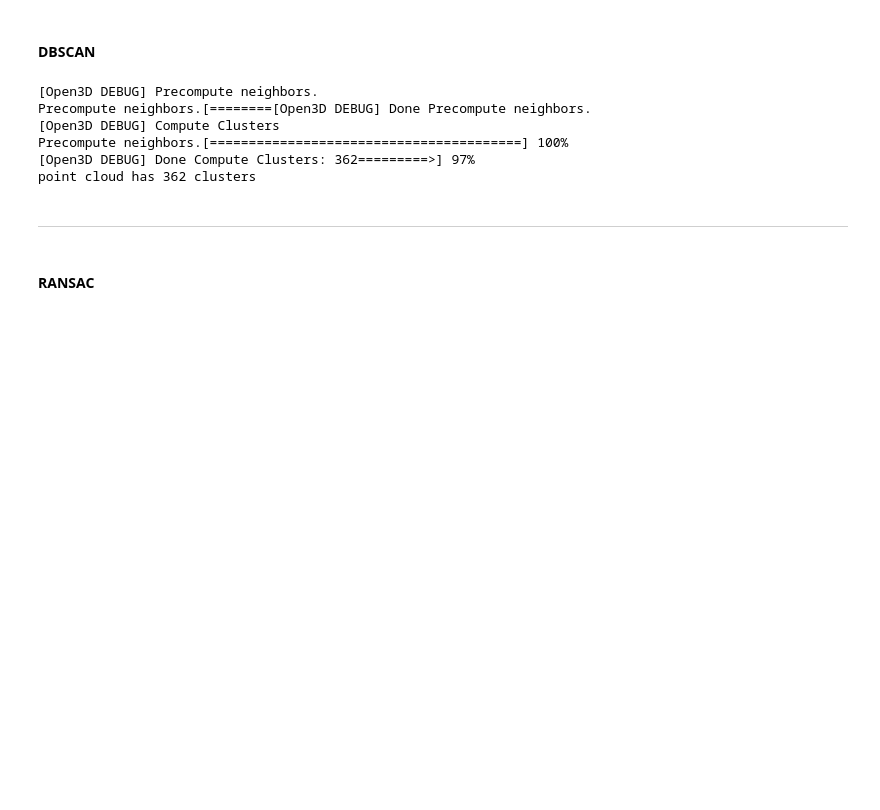
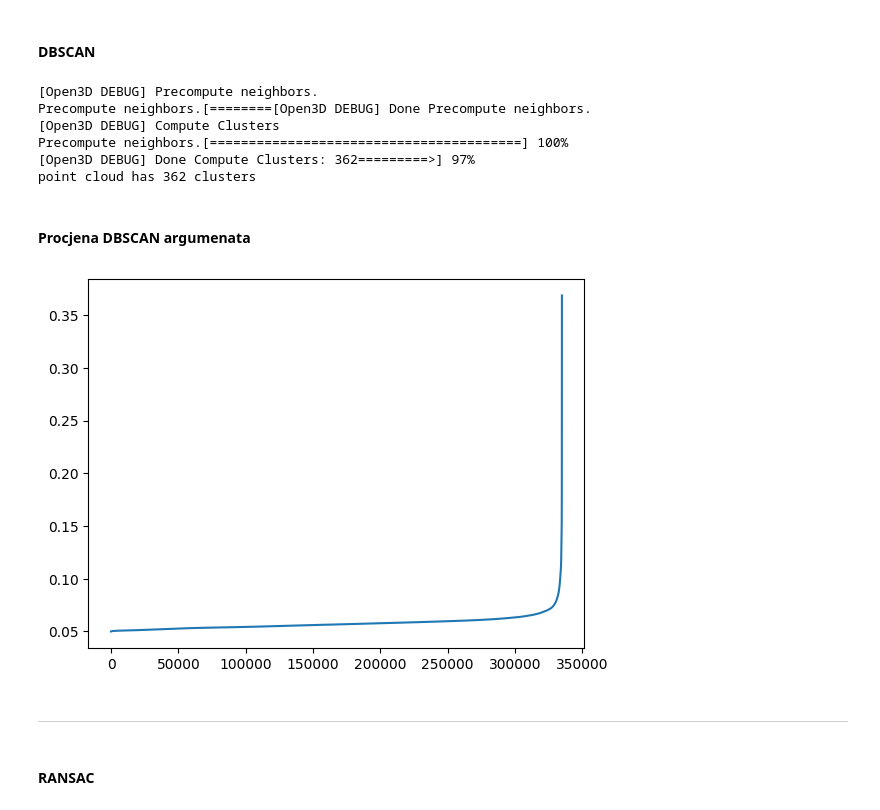
Before and after one commit to lborovina1/Point-Cloud-Data-Processing, a Jupyter notebook: Kodovi - Obrada point cloud podataka.ipynb, the cells around one changed output. Drawn from its saved outputs; the diff is of its cells as text; code cells hidden in the pictures; blank space fills up the shorter version.

```diff
--- a/Kodovi - Obrada point cloud podataka.ipynb
+++ b/Kodovi - Obrada point cloud podataka.ipynb
@@ -505,3 +502,20 @@ Precompute neighbors.[========[Open3D DEBUG] Done Precompute neighbors.
 Precompute neighbors.[========================================] 100%
 [Open3D DEBUG] Done Compute Clusters: 362=========>] 97%
 point cloud has 362 clusters
+# %% [markdown]
+#### Procjena DBSCAN argumenata
+# %%
+pcd_tree = o3d.geometry.KDTreeFlann(pcd)
+
+dists = []
+
+for i in range(len(pcd.points)):
+    [k, idx, _] = pcd_tree.search_knn_vector_3d(pcd.points[i], 4)
+    dists.append(euclid(pcd.points[i], pcd.points[idx[-1]]))
+
+dists.sort()
+
+plt.plot(dists)
+plt.show()
+# %% [output]
+[figure, added]
```
Also changed, not shown: parts of 2 cells of this notebook, 1 other file.
